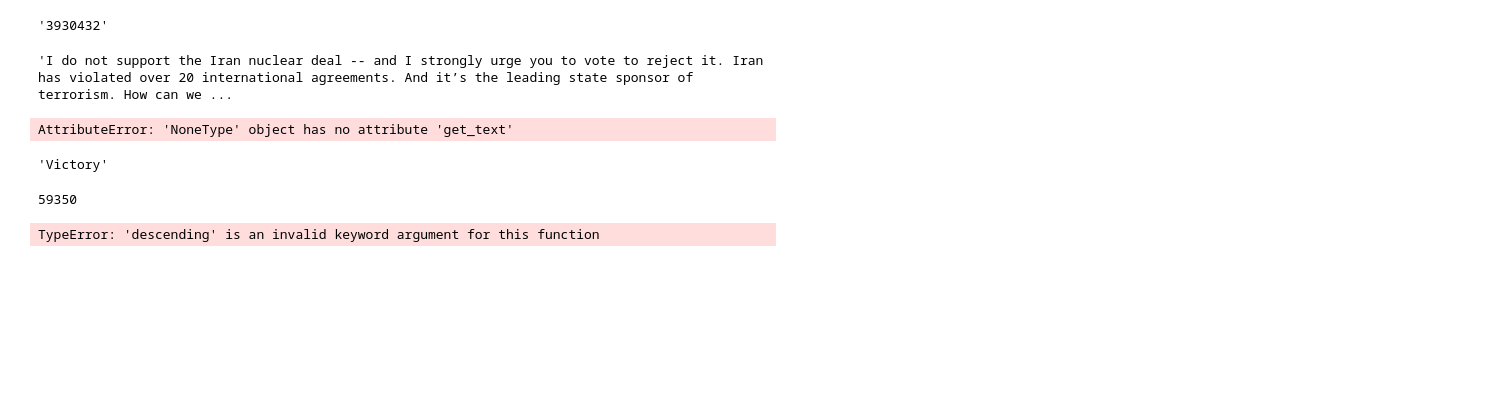
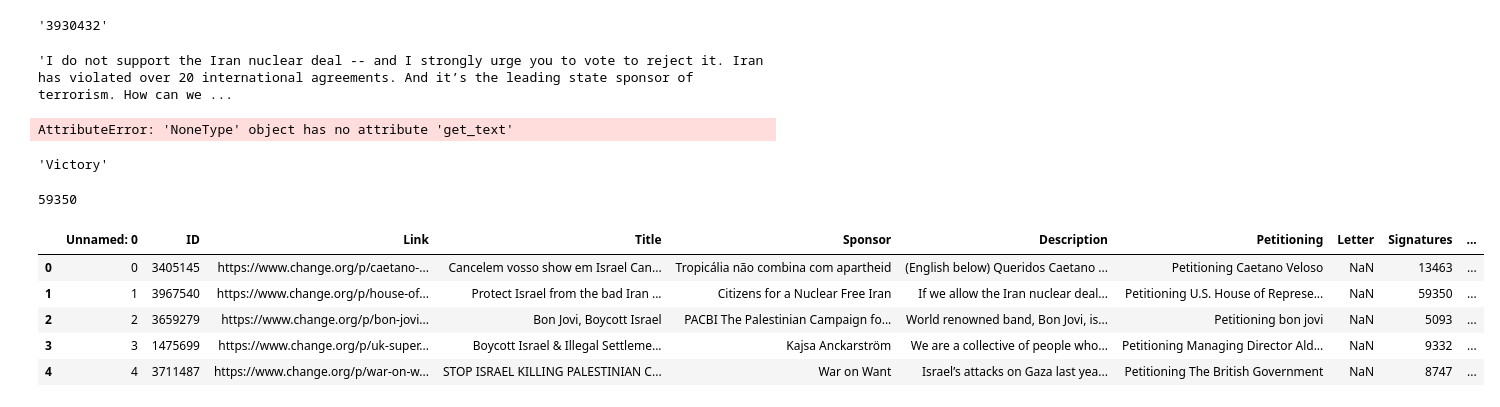
Before and after one commit to shaeselix/PetitionBias, a Jupyter notebook: Change.ipynb, the cells around one changed output. Drawn from its saved outputs; the diff is of its cells as text; code cells hidden in the pictures; blank space fills up the shorter version.

Commit message:
Last for Saturday

```diff
--- a/Change.ipynb
+++ b/Change.ipynb
@@ -94,7 +78,3 @@ v[0:7]
 int(re.search('[0-9,]+',nv).group(0).replace(',',''))
 # %% [output]
 59350
-# %%
-sorted(l, key = lambda x: x[1])
-# %% [output]
-TypeError: 'descending' is an invalid keyword argument for this function
@@ -100,0 +83,13 @@ TypeError: 'descending' is an invalid keyword argument for this function
+# %%
+df = pd.read_csv('first60petitions.csv')
+# %%
+df['Category'] = 0
+# %%
+df.head()
+# %% [output]
+|  | Unnamed: 0 | ID | Link | Title | Sponsor | Description | Petitioning | Letter | Signatures | ... |
+| 0 | 0 | 3405145 | https://www.change.org/p/caetano-... | Cancelem vosso show em Israel Can... | Tropicália não combina com apartheid | (English below) Queridos Caetano ... | Petitioning Caetano Veloso | NaN | 13463 | ... |
+| 1 | 1 | 3967540 | https://www.change.org/p/house-of... | Protect Israel from the bad Iran ... | Citizens for a Nuclear Free Iran | If we allow the Iran nuclear deal... | Petitioning U.S. House of Represe... | NaN | 59350 | ... |
+| 2 | 2 | 3659279 | https://www.change.org/p/bon-jovi... | Bon Jovi, Boycott Israel | PACBI The Palestinian Campaign fo... | World renowned band, Bon Jovi, is... | Petitioning bon jovi | NaN | 5093 | ... |
+| 3 | 3 | 1475699 | https://www.change.org/p/uk-super... | Boycott Israel & Illegal Settleme... | Kajsa Anckarström | We are a collective of people who... | Petitioning Managing Director Ald... | NaN | 9332 | ... |
+| 4 | 4 | 3711487 | https://www.change.org/p/war-on-w... | STOP ISRAEL KILLING PALESTINIAN C... | War on Want | Israel’s attacks on Gaza last yea... | Petitioning The British Government | NaN | 8747 | ... |
```
Also changed, not shown: parts of 18 cells of this notebook, 3 other files.
